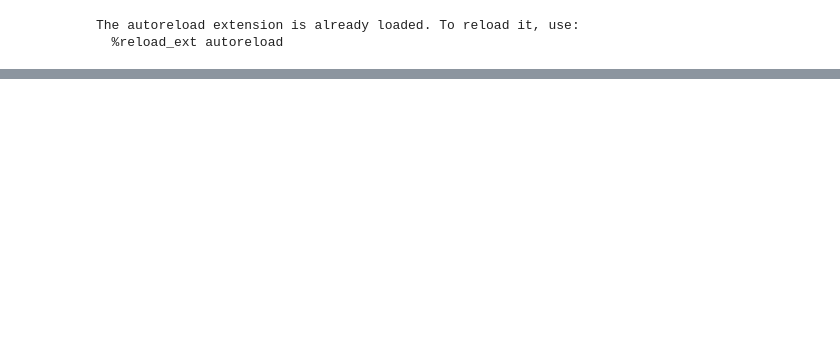
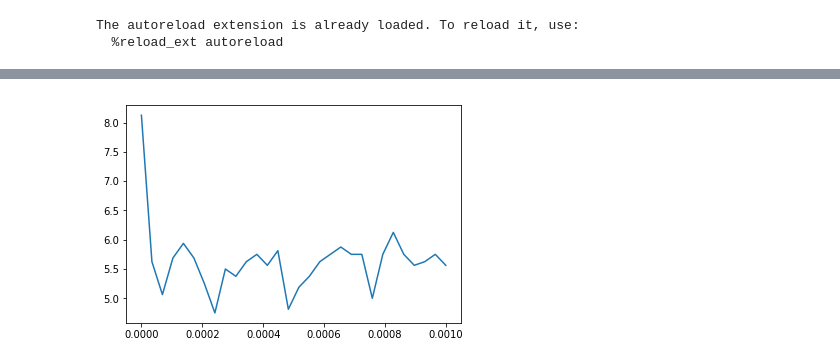
Before and after one commit to clemoberti/arf-project, a Jupyter notebook: sandbox.ipynb, the cells around one changed output, grey strips where cells are left out. Drawn from its saved outputs; the diff is of its cells as text; code cells hidden in the pictures; blank space fills up the shorter version.

```diff
--- a/sandbox.ipynb
+++ b/sandbox.ipynb
@@ -90,18 +119,19 @@ array([   0.5647059 ,    0.6390978 ,    0.52156866,    0.56630826,
 # %%
-#dictionary = ip.get_dictionary_patches(image, 64, 64)
-#ip.show_im(image)
+small_image = ip.get_patch(64, 64, 48,image)
+
+
 #ip.show_im(ip.reconstruct_image(dictionary, 64,64))
-noise_image = ip.noise(image, 0.01)
+noise_image = ip.noise(small_image, 0.01)
 ip.show_im(noise_image)
 
 #https://stackoverflow.com/questions/20681864/lasso-on-sklearn-does-not-converge ??
 
 print("Now inpainted one!")
 from IterativeInpainting import IterativeInpainting
-h = 10
+h = 9
 step = 5
-iterations = 1
-alphas = [0.01]
+iterations = 5
+alphas = [0.000001]
 for a in alphas:
     inpainting = IterativeInpainting(noise_image, patch_sizes=h, step_size=step)
     inpainting.inpaint(max_iter=iterations, alpha=a)
@@ -147,0 +142,19 @@ False
+# %%
+from q2_2 import estimate_patch
+import matplotlib.pyplot as plt
+
+small_image = ip.get_patch(64, 64, 48,image)
+
+h = 9
+step = 5
+null_coefs = []
+alphas = np.linspace(0,0.001,30)
+for a in alphas:
+    grid,dictionary = ip.get_dictionary_patches(small_image, h, step)
+    coefs = np.array([estimate_patch(dictionary[:, i], dictionary, a) for i in range(dictionary.shape[1])])
+    null_coefs.append(np.array([np.sum(c != 0) for c in coefs]).mean())
+
+plt.plot(alphas,null_coefs)
+plt.show()
+# %% [output]
+[figure, added]
```
Also changed, not shown: parts of 23 cells of this notebook, 4 other files.
